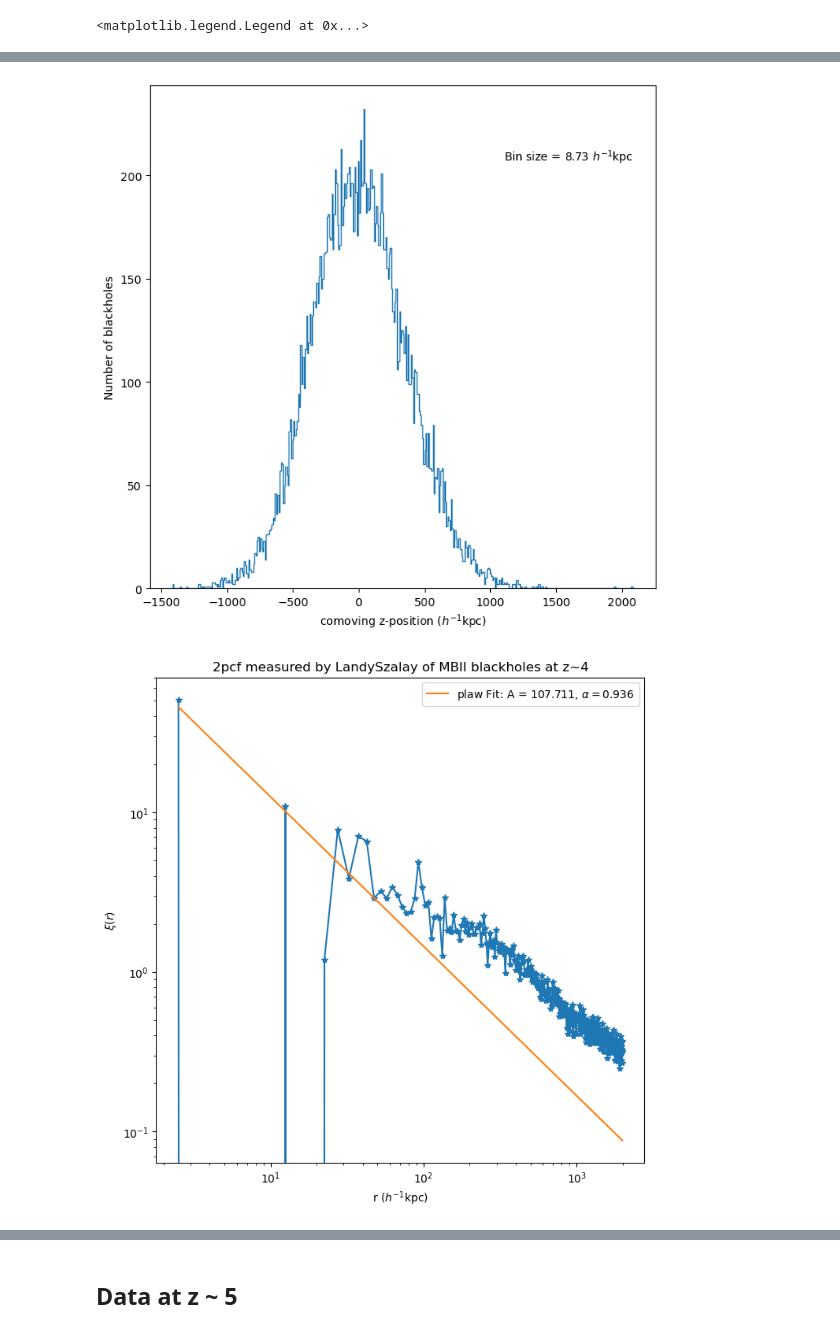
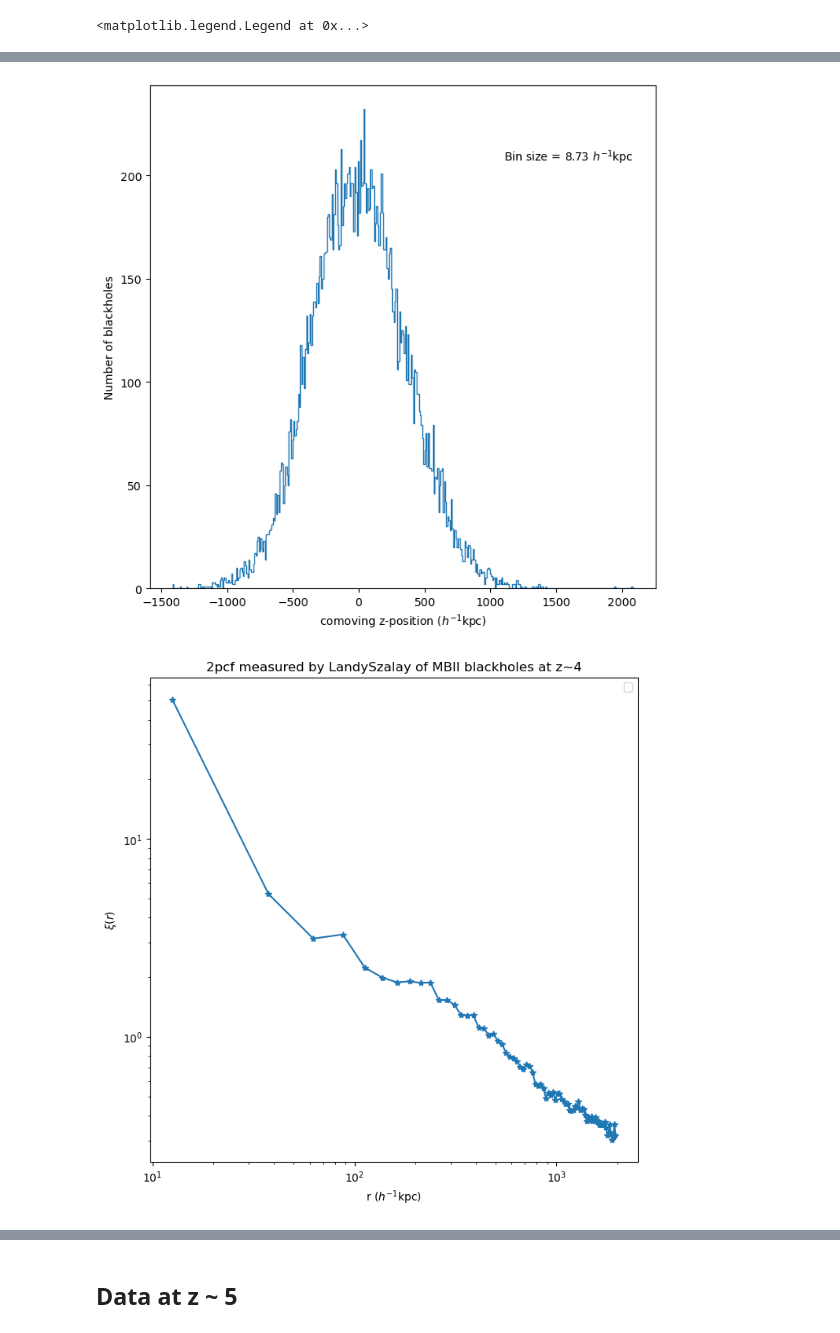
Before and after one commit to VibinRam/DP2, a Jupyter notebook: Codes/Clustering_simulation/MBIIdatacorr.ipynb, the cells around one changed output, grey strips where cells are left out. Drawn from its saved outputs; the diff is of its cells as text; code cells hidden in the pictures.

```diff
--- a/Codes/Clustering_simulation/MBIIdatacorr.ipynb
+++ b/Codes/Clustering_simulation/MBIIdatacorr.ipynb
@@ -13,7 +13,7 @@ def pow_func(r, A, alpha):
 # %%
 mult = 50 ## Number of random points used as a multiple of number of data points
 z_bin_size = 5   ## Bin size used to produce a new z distribution of the random numbers
-bin_size = 5  ## Bin size used for correlation function measurement
+bin_size = 25  ## Bin size used for correlation function measurement
 
 
 MBII_z4_filename = "bhprops_034.txt"
@@ -23,10 +23,15 @@ bh_pos_x = np.copy(MBII_z4[:, 2])
 bh_pos_y = np.copy(MBII_z4[:, 3])
 bh_pos_z = np.copy(MBII_z4[:, 4])
 
+min_x = 0
+max_x = 100000
+min_y = 0
+max_y = 100000
+
 n_D = len(bh_pos_x)
 n_rand = mult * n_D
-rand_x = np.random.uniform(np.min(bh_pos_x), np.max(bh_pos_x), n_rand)
-rand_y = np.random.uniform(np.min(bh_pos_y), np.max(bh_pos_y), n_rand)
+rand_x = np.random.uniform(min_x, max_x, n_rand)
+rand_y = np.random.uniform(min_y, max_y, n_rand)
 
 #-------------------------------------------------------------------------------------------
 #Drawing random numbers for z from smoothed distribution of the data z vals
@@ -60,13 +65,13 @@ fig, ax = plt.subplots(figsize = (8,8))
 hist_data = plt.hist(bh_pos_x, bins=n_bins, histtype='step')[0];
 ax.set_xlabel(r'comoving x-position ($h^{-1}$kpc)')
 ax.set_ylabel(r'Number of blackholes')
-ax.text(0.70, 0.85, r'Bin size = {} $h^{{-1}}$kpc'.format(np.round((np.max(bh_pos_x) - np.min(bh_pos_x))/n_bins, 2)), transform = ax.transAxes)
+ax.text(0.70, 0.85, r'Bin size = {} $h^{{-1}}$kpc'.format(np.round((max_x - min_x)/n_bins, 2)), transform = ax.transAxes)
 
 fig2, ax2 = plt.subplots(figsize = (8,8))
 hist_data = plt.hist(bh_pos_y, bins=n_bins, histtype='step')[0];
 ax2.set_xlabel(r'comoving y-position ($h^{-1}$kpc)')
 ax2.set_ylabel(r'Number of blackholes')
-ax2.text(0.70, 0.85, r'Bin size = {} $h^{{-1}}$kpc'.format(np.round((np.max(bh_pos_y) - np.min(bh_pos_y))/n_bins, 2)), transform = ax2.transAxes)
+ax2.text(0.70, 0.85, r'Bin size = {} $h^{{-1}}$kpc'.format(np.round((max_y - min_y)/n_bins, 2)), transform = ax2.transAxes)
 
 fig3, ax3 = plt.subplots(figsize = (8,8))
 hist_data = plt.hist(bh_pos_z, bins=n_bins, histtype='step')[0];
@@ -104,7 +109,7 @@ ax.set_yscale('log')
 temp_popt, temp_pcov = spo.curve_fit(pow_func, bin_mids, LandSzal2pcf)
 _2pcf_fit_alpha = temp_popt[1]
 _2pcf_fit_A = temp_popt[0]
-ax.plot(bin_mids, pow_func(bin_mids, _2pcf_fit_A, _2pcf_fit_alpha), label=r"plaw Fit: A = {}, $\alpha = {}$".format(np.round(_2pcf_fit_A, 3), np.round(_2pcf_fit_alpha,3)))
+# ax.plot(bin_mids, pow_func(bin_mids, _2pcf_fit_A, _2pcf_fit_alpha), label=r"plaw Fit: A = {}, $\alpha = {}$".format(np.round(_2pcf_fit_A, 3), np.round(_2pcf_fit_alpha,3)))
 ax.legend()
 # %% [output]
 408.5
@@ -119,2 +125,2 @@ ax.legend()
 [figure]
-[figure, old version]
+[figure, new version]
```
Also changed, not shown: parts of 5 cells of this notebook, 9 other files.
